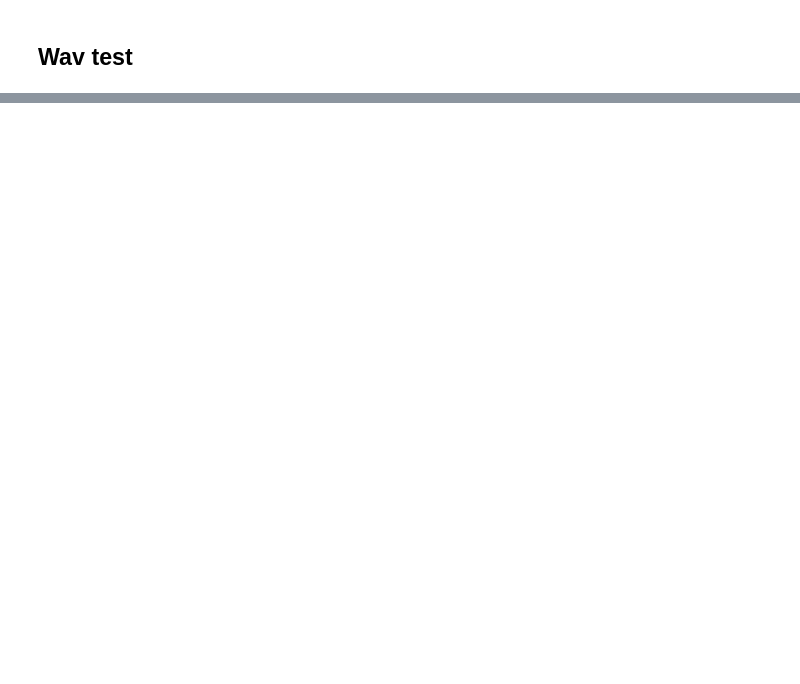
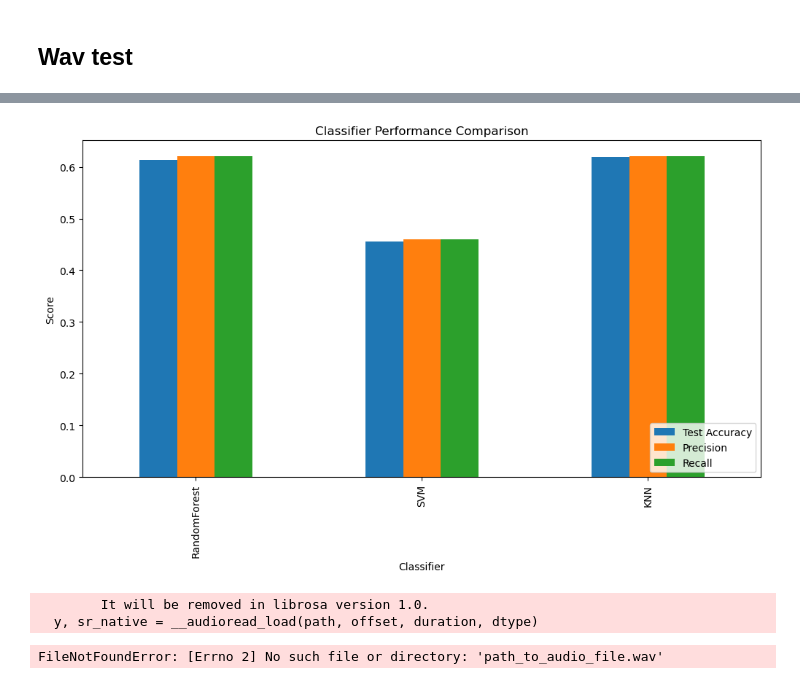
Before and after one commit to qtakmalay/JupyterProjects, a Jupyter notebook: ML and PC/Task3_final.ipynb, the cells around one changed output, grey strips where cells are left out. Cells and saved outputs as stored; diff of their text form; code cells hidden in the pictures; blank space fills up the shorter version.

```diff
--- a/ML and PC/Task3_final.ipynb
+++ b/ML and PC/Task3_final.ipynb
@@ -478,0 +843,54 @@ print(classification_report(true_labels, pred_labels, target_names=label_encoder
+# %%
+# Classifier performance comparison
+classifiers = ['RandomForest', 'SVM', 'KNN']
+test_accuracies = [0.614, 0.455, 0.619]
+precision_scores = [0.62, 0.46, 0.62]
+recall_scores = [0.62, 0.46, 0.62]
+
+df_comparison = pd.DataFrame({
+    'Classifier': classifiers,
+    'Test Accuracy': test_accuracies,
+    'Precision': precision_scores,
+    'Recall': recall_scores
+})
+
+df_comparison.set_index('Classifier', inplace=True)
+df_comparison.plot(kind='bar', figsize=(12, 6))
+plt.title('Classifier Performance Comparison')
+plt.xlabel('Classifier')
+plt.ylabel('Score')
+plt.legend(loc='lower right')
+plt.show()
+# %% [output]
+[figure, added]
+# %%
+import librosa.display
+
+# Example spectrogram generation
+def plot_spectrogram(file_path, predictions):
+    y, sr = librosa.load(file_path)
+    plt.figure(figsize=(12, 8))
+    S = librosa.feature.melspectrogram(y, sr=sr, n_mels=128)
+    S_dB = librosa.power_to_db(S, ref=np.max)
+    plt.subplot(2, 1, 1)
+    librosa.display.specshow(S_dB, sr=sr, x_axis='time', y_axis='mel')
+    plt.colorbar(format='%+2.0f dB')
+    plt.title('Mel-Spectrogram')
+
+    plt.subplot(2, 1, 2)
+    plt.plot(predictions, label='Predicted Keywords')
+    plt.title('Sequence of Predictions')
+    plt.xlabel('Time')
+    plt.ylabel('Predicted Class')
+    plt.legend()
+    plt.tight_layout()
+    plt.show()
+
+# Replace 'file_path' and 'predictions' with actual data
+file_path = 'path_to_audio_file.wav'
+predictions = [1, 0, 2, 1, 1, 0, 2, 2, 1, 0]  # Example prediction sequence
+plot_spectrogram(file_path, predictions)
+# %% [output]
+        It will be removed in librosa version 1.0.
+  y, sr_native = __audioread_load(path, offset, duration, dtype)
+FileNotFoundError: [Errno 2] No such file or directory: 'path_to_audio_file.wav'
```
Also changed, not shown: parts of 16 cells of this notebook, 3 other files.
